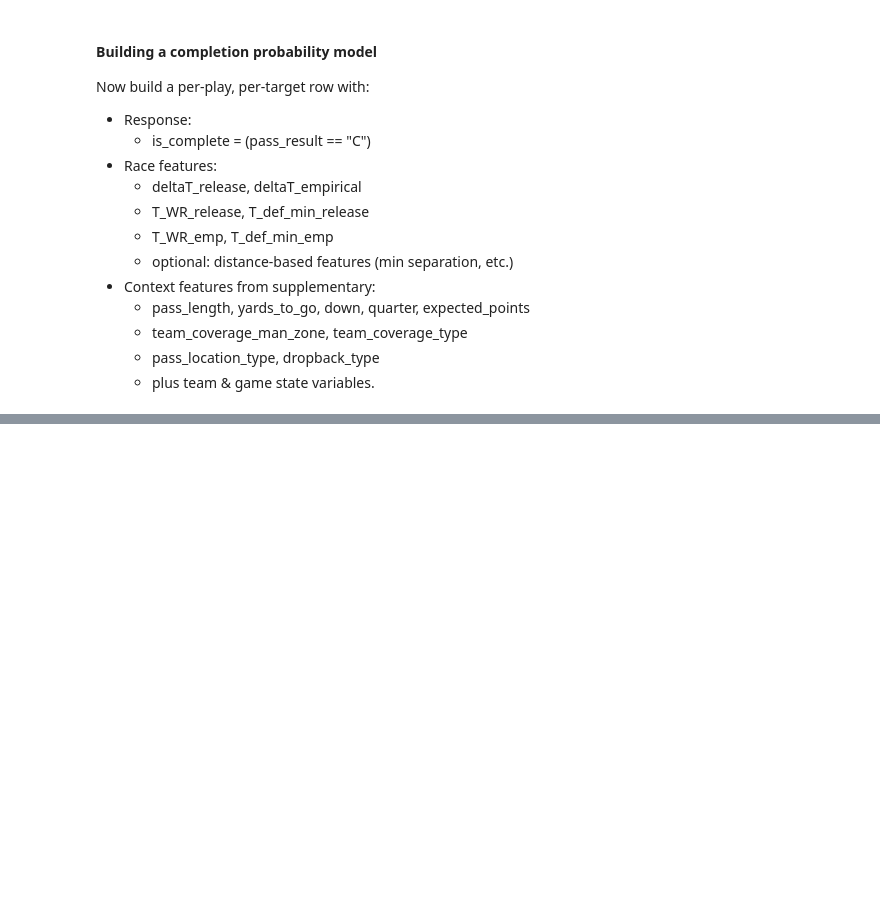
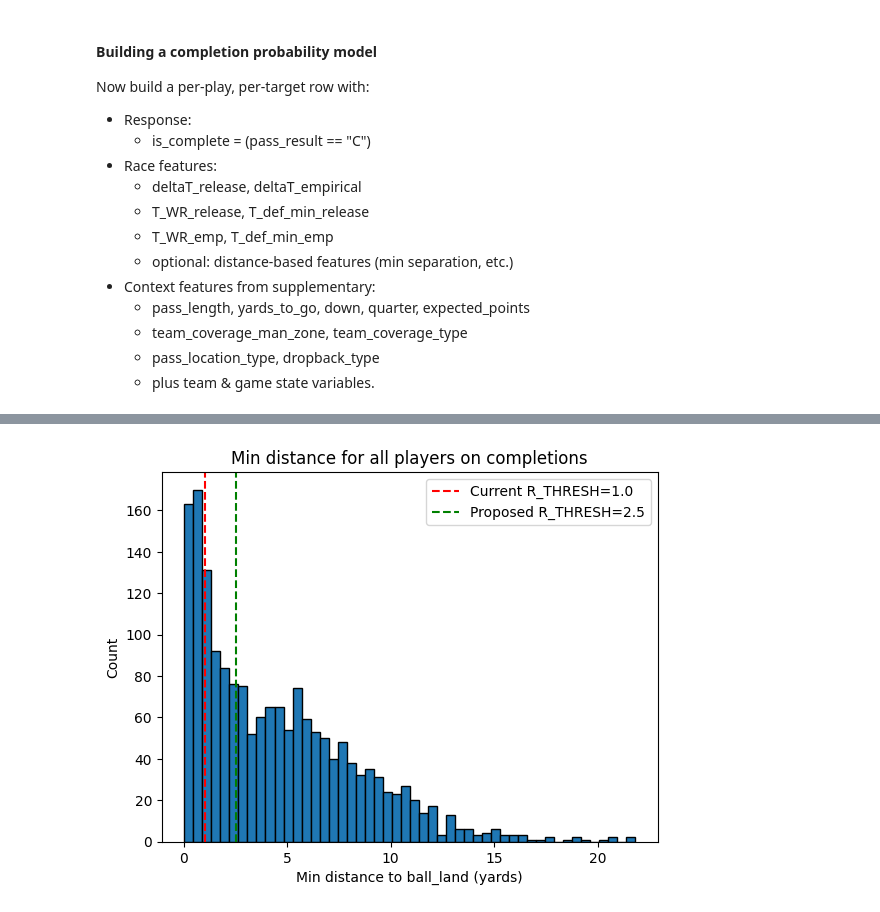
Before and after one commit to JZembower/NFL-Big-Data-Bowl-2026-Analytics-Challenge, a Jupyter notebook: Modeling/Race_To_Throw.ipynb, the cells around one changed output, grey strips where cells are left out. Cells and saved outputs as stored; diff of their text form; code cells hidden in the pictures; blank space fills up the shorter version.

Commit message:
transforming the data for modeling

```diff
--- a/Modeling/Race_To_Throw.ipynb
+++ b/Modeling/Race_To_Throw.ipynb
@@ -113,7 +113,7 @@ deltaT_release > 0: WR is projected to get there first.
 
 deltaT_release < 0: some defender is projected to beat him there.
 # %%
-R_THRESH = 1.0  # yards, within “catchable” radius
+R_THRESH = 3.0  # yards, within “catchable” radius
 
 # 1. Tag WR vs defenders using input info
 wr_ids = targets_throw[["game_id", "play_id", "nfl_id"]].copy()
@@ -256,0 +257,24 @@ LogisticRegression does not accept missing values encoded as NaN natively. For s
+# %%
+# Distribution of min distances for completions
+completions_output = output.merge(
+    model_df[model_df["pass_result"] == "C"][["game_id", "play_id"]],
+    on=["game_id", "play_id"]
+)
+
+min_dists_completions = (
+    completions_output
+    .groupby(["game_id", "play_id", "nfl_id"])["dist_to_ball"]
+    .min()
+)
+
+import matplotlib.pyplot as plt
+plt.hist(min_dists_completions, bins=50, edgecolor='black')
+plt.axvline(1.0, color='r', linestyle='--', label='Current R_THRESH=1.0')
+plt.axvline(2.5, color='g', linestyle='--', label='Proposed R_THRESH=2.5')
+plt.xlabel("Min distance to ball_land (yards)")
+plt.ylabel("Count")
+plt.title("Min distance for all players on completions")
+plt.legend()
+plt.show()
+# %% [output]
+[figure, added]
```
Also changed, not shown: parts of 8 cells of this notebook.
